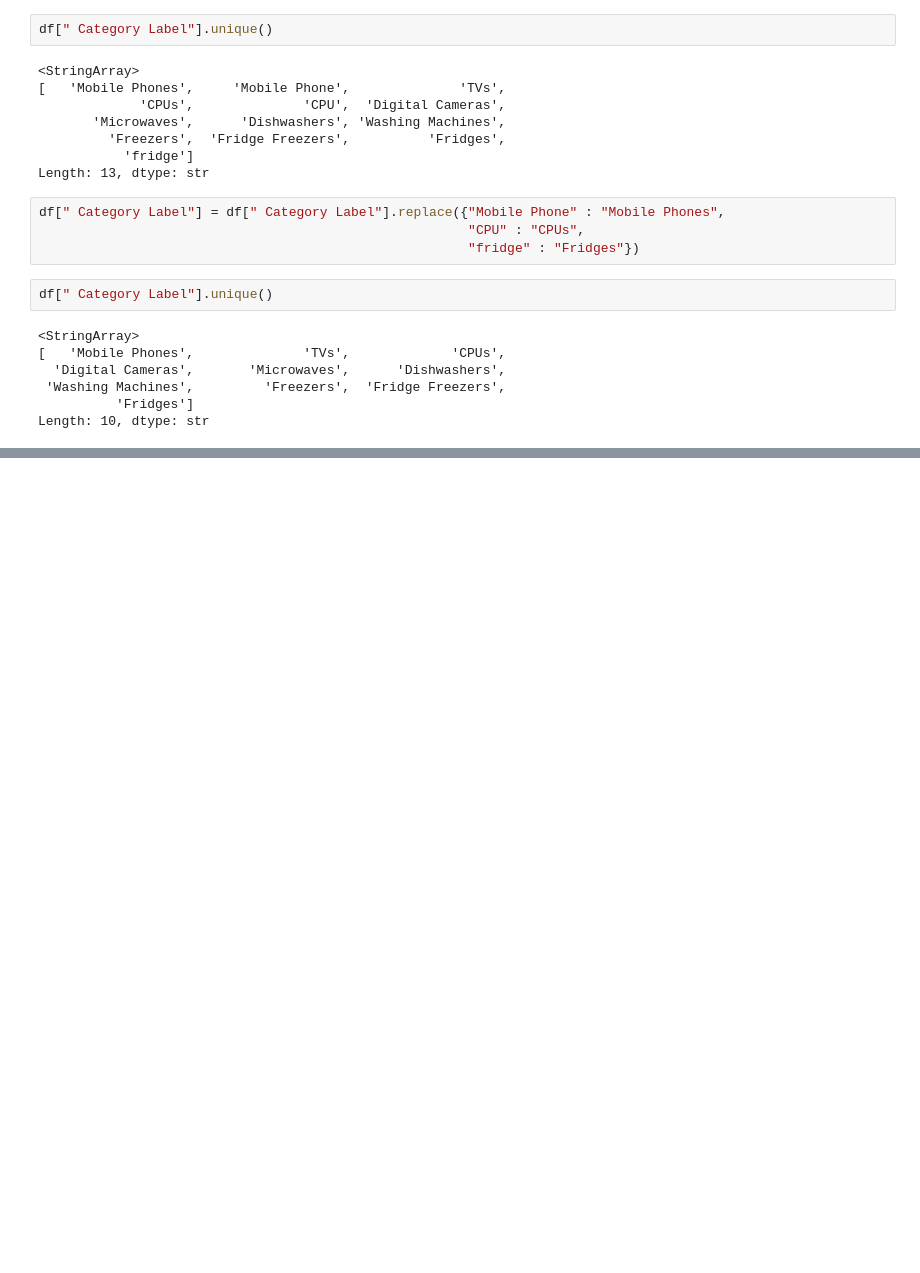
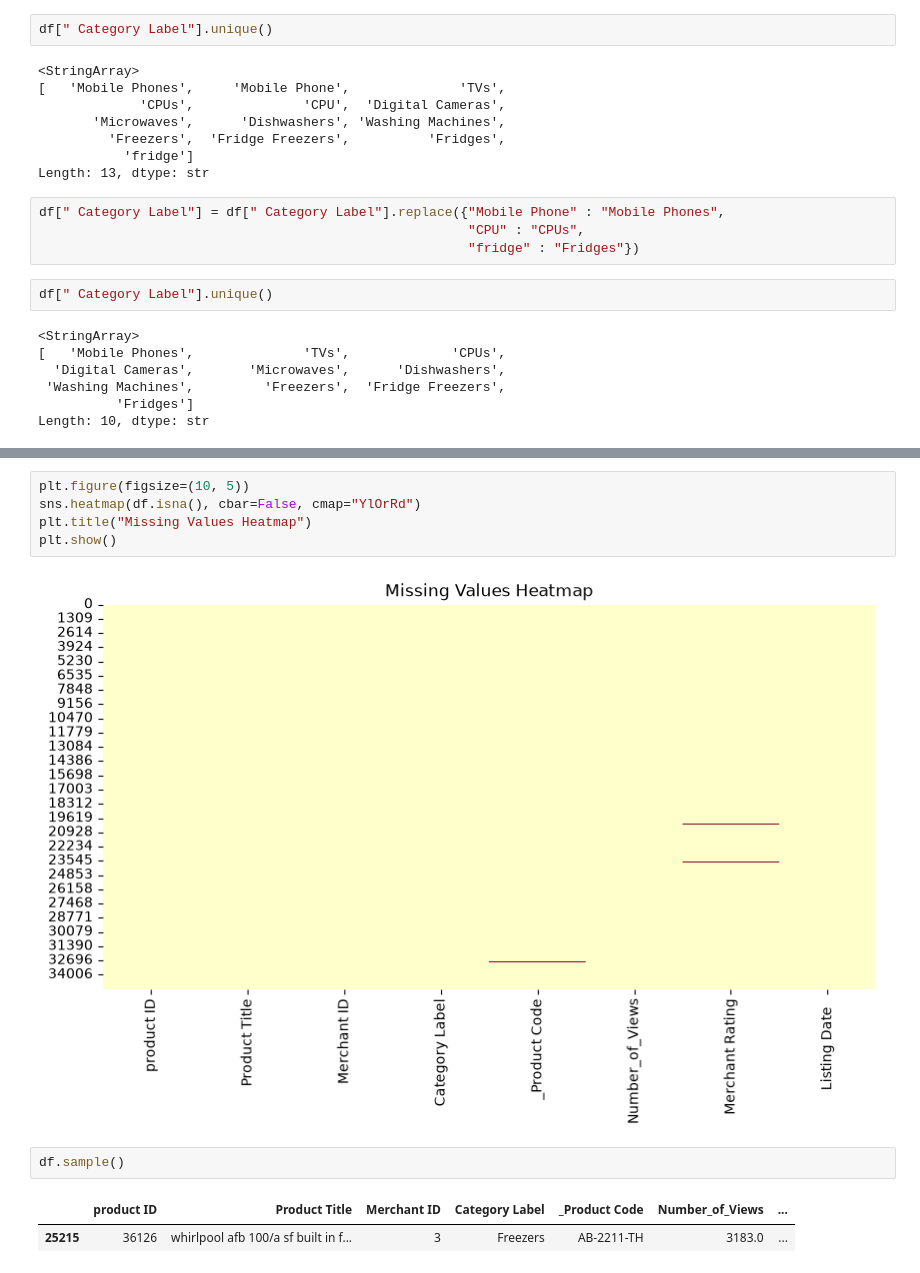
Before and after one commit to ian2004/Alexandru_Popovici_Task03, a Jupyter notebook: data/task03.ipynb, the cells around one changed output, grey strips where cells are left out. Cells and saved outputs as stored; diff of their text form; blank space fills up the shorter version.

```diff
--- a/data/task03.ipynb
+++ b/data/task03.ipynb
@@ -100,0 +115,12 @@ Length: 10, dtype: str
+# %%
+plt.figure(figsize=(10, 5))
+sns.heatmap(df.isna(), cbar=False, cmap="YlOrRd")
+plt.title("Missing Values Heatmap")
+plt.show()
+# %% [output]
+[figure, added]
+# %%
+df.sample()
+# %% [output]
+|  | product ID | Product Title | Merchant ID | Category Label | _Product Code | Number_of_Views | ... |
+| 25215 | 36126 | whirlpool afb 100/a sf built in f... | 3 | Freezers | AB-2211-TH | 3183.0 | ... |
```
Also changed, not shown: parts of 12 cells of this notebook.
